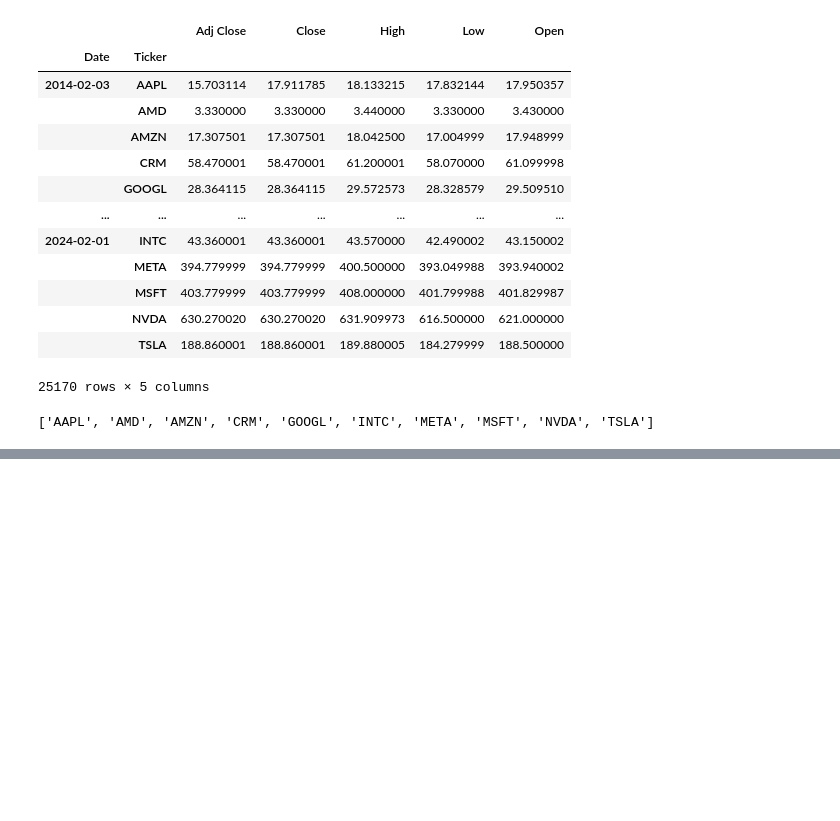
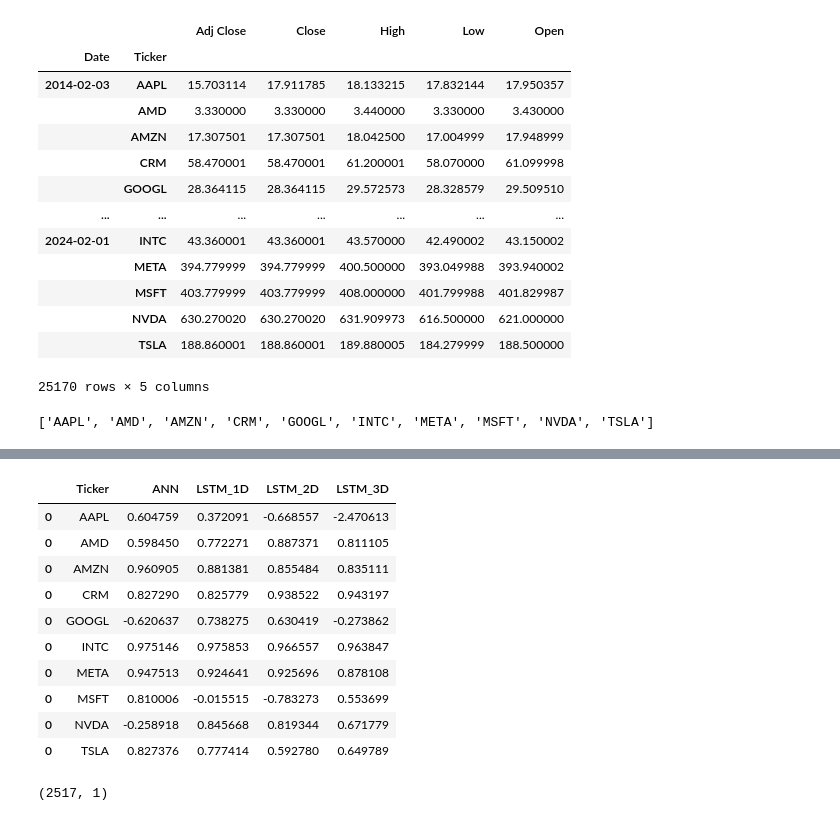
Before and after one commit to AvarusMaximus/Money-Bunny, a Jupyter notebook: main.ipynb, the cells around one changed output, grey strips where cells are left out. Drawn from its saved outputs; the diff is of its cells as text; code cells hidden in the pictures; blank space fills up the shorter version.

```diff
--- a/main.ipynb
+++ b/main.ipynb
@@ -93,2 +108,16 @@ mae_df
+# %%
+r2_df
+# %% [output]
+|  | Ticker | ANN | LSTM_1D | LSTM_2D | LSTM_3D |
+| 0 | AAPL | 0.604759 | 0.372091 | -0.668557 | -2.470613 |
+| 0 | AMD | 0.598450 | 0.772271 | 0.887371 | 0.811105 |
+| 0 | AMZN | 0.960905 | 0.881381 | 0.855484 | 0.835111 |
+| 0 | CRM | 0.827290 | 0.825779 | 0.938522 | 0.943197 |
+| 0 | GOOGL | -0.620637 | 0.738275 | 0.630419 | -0.273862 |
+| 0 | INTC | 0.975146 | 0.975853 | 0.966557 | 0.963847 |
+| 0 | META | 0.947513 | 0.924641 | 0.925696 | 0.878108 |
+| 0 | MSFT | 0.810006 | -0.015515 | -0.783273 | 0.553699 |
+| 0 | NVDA | -0.258918 | 0.845668 | 0.819344 | 0.671779 |
+| 0 | TSLA | 0.827376 | 0.777414 | 0.592780 | 0.649789 |
 # %%
 mae_df.to_csv('mae.csv', index=False) # Exporting the model performance, in the form of minimum absolute error for each company to a csv file
@@ -94,0 +126,4 @@ mae_df.to_csv('mae.csv', index=False) # Exporting the model performance, in the
+# %%
+adj_close.shape
+# %% [output]
+(2517, 1)
```
Also changed, not shown: parts of 5 cells of this notebook, 5 other files.
